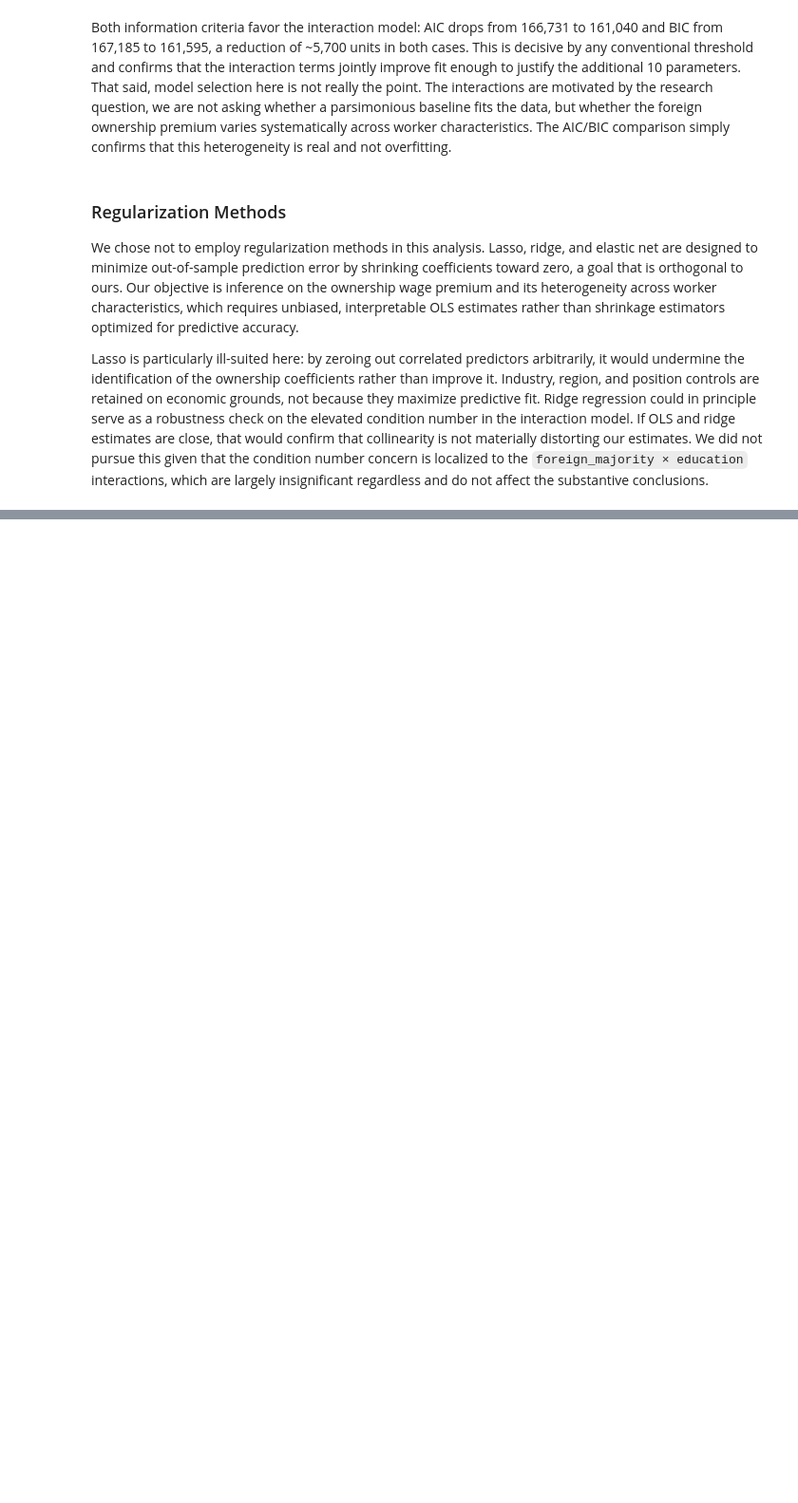
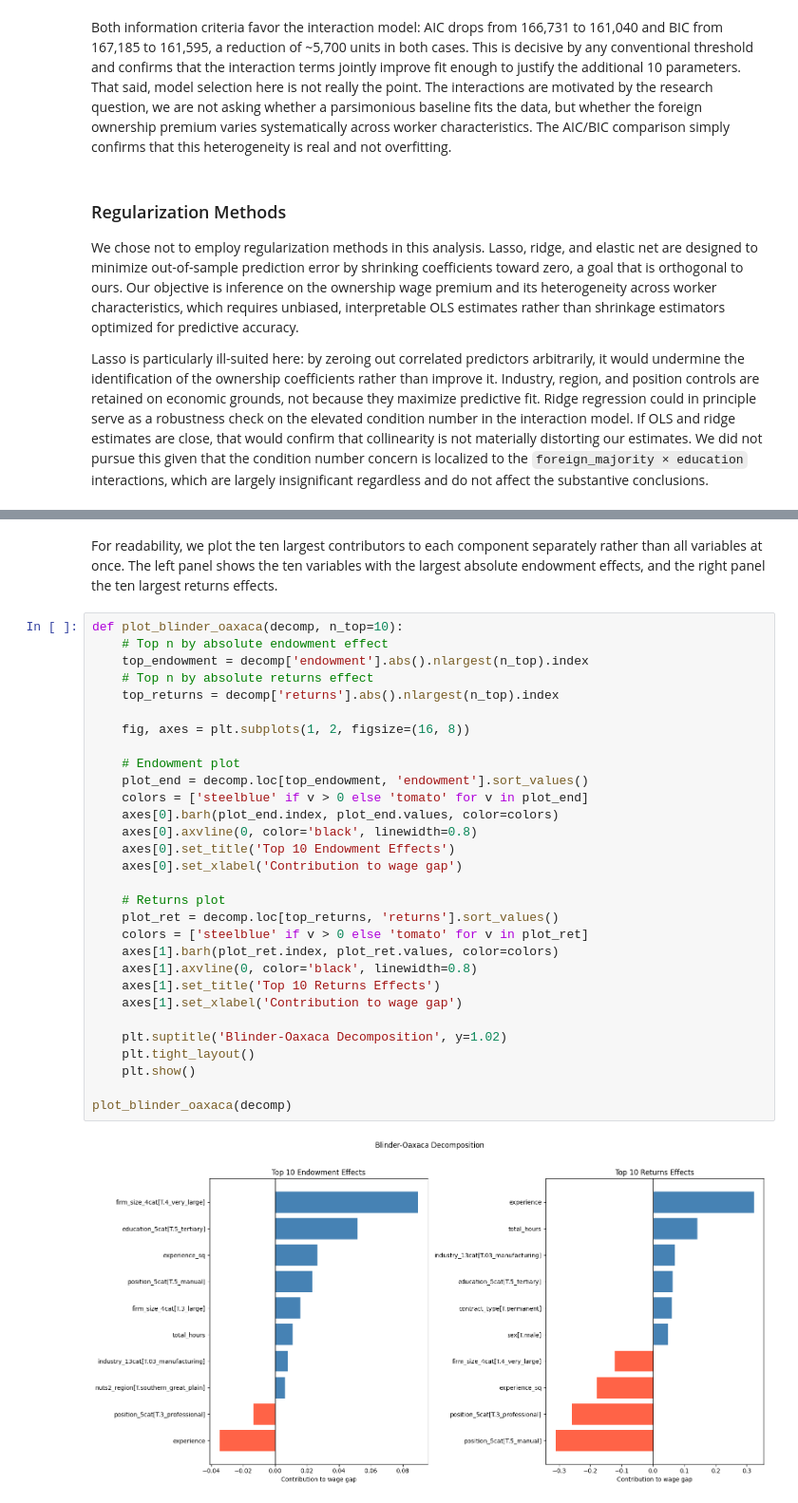
Before and after one commit to oli-maynard-dev/230a_project_files_OM_MS, a Jupyter notebook: code/modeling.ipynb, the cells around one changed output, grey strips where cells are left out. Shown at 95% size. Drawn from its saved outputs; the diff is of its cells as text; blank space fills up the shorter version.

```diff
--- a/code/modeling.ipynb
+++ b/code/modeling.ipynb
@@ -269,0 +528,34 @@ Lasso is particularly ill-suited here: by zeroing out correlated predictors arbi
+# %% [markdown]
+For readability, we plot the ten largest contributors to each component separately rather than all variables at once. The left panel shows the ten variables with the largest absolute endowment effects, and the right panel the ten largest returns effects.
+# %%
+def plot_blinder_oaxaca(decomp, n_top=10):
+    # Top n by absolute endowment effect
+    top_endowment = decomp['endowment'].abs().nlargest(n_top).index
+    # Top n by absolute returns effect
+    top_returns = decomp['returns'].abs().nlargest(n_top).index
+
+    fig, axes = plt.subplots(1, 2, figsize=(16, 8))
+
+    # Endowment plot
+    plot_end = decomp.loc[top_endowment, 'endowment'].sort_values()
+    colors = ['steelblue' if v > 0 else 'tomato' for v in plot_end]
+    axes[0].barh(plot_end.index, plot_end.values, color=colors)
+    axes[0].axvline(0, color='black', linewidth=0.8)
+    axes[0].set_title('Top 10 Endowment Effects')
+    axes[0].set_xlabel('Contribution to wage gap')
+
+    # Returns plot
+    plot_ret = decomp.loc[top_returns, 'returns'].sort_values()
+    colors = ['steelblue' if v > 0 else 'tomato' for v in plot_ret]
+    axes[1].barh(plot_ret.index, plot_ret.values, color=colors)
+    axes[1].axvline(0, color='black', linewidth=0.8)
+    axes[1].set_title('Top 10 Returns Effects')
+    axes[1].set_xlabel('Contribution to wage gap')
+
+    plt.suptitle('Blinder-Oaxaca Decomposition', y=1.02)
+    plt.tight_layout()
+    plt.show()
+
+plot_blinder_oaxaca(decomp)
+# %% [output]
+[figure, added]
```
Also changed, not shown: parts of 17 cells of this notebook, 1 other file.
